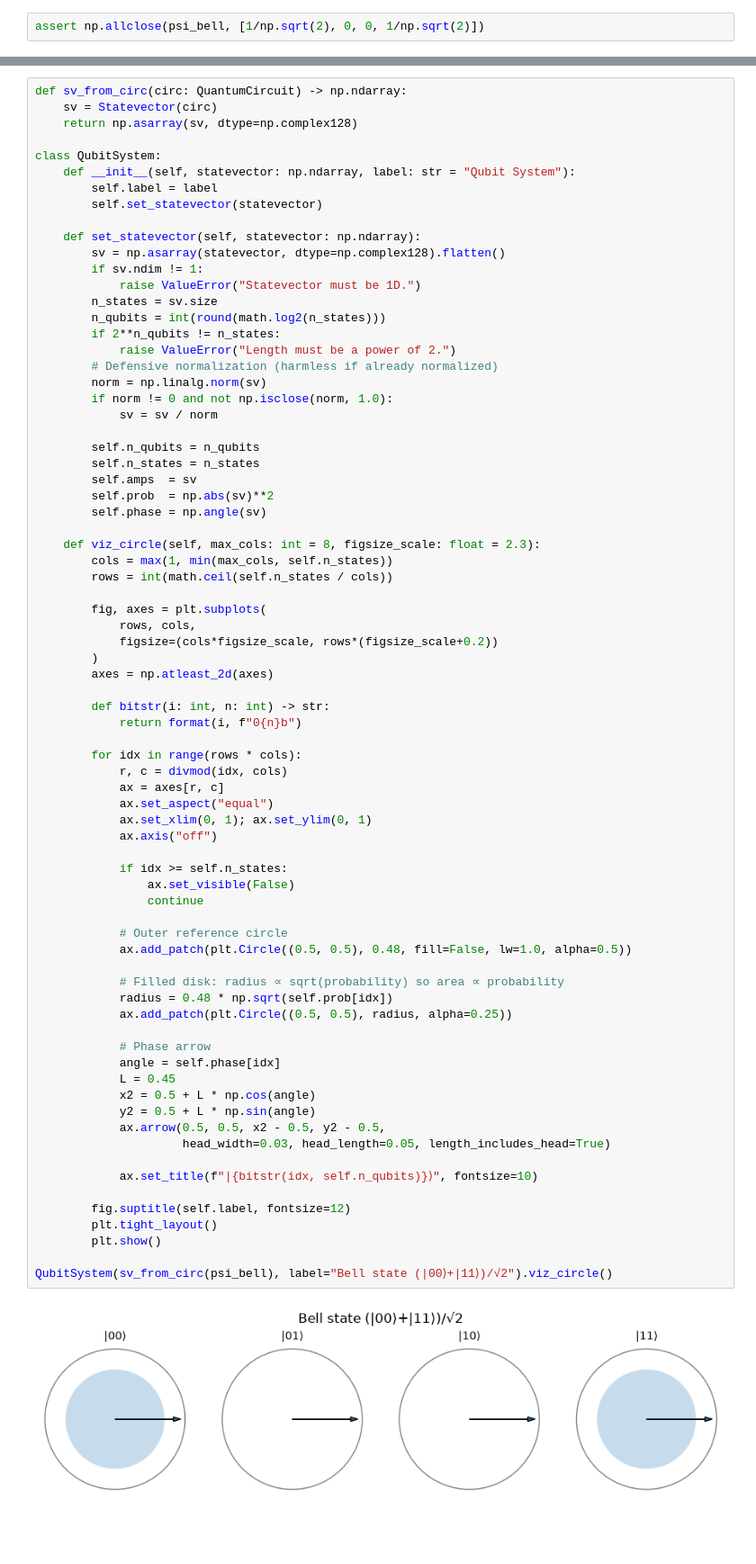
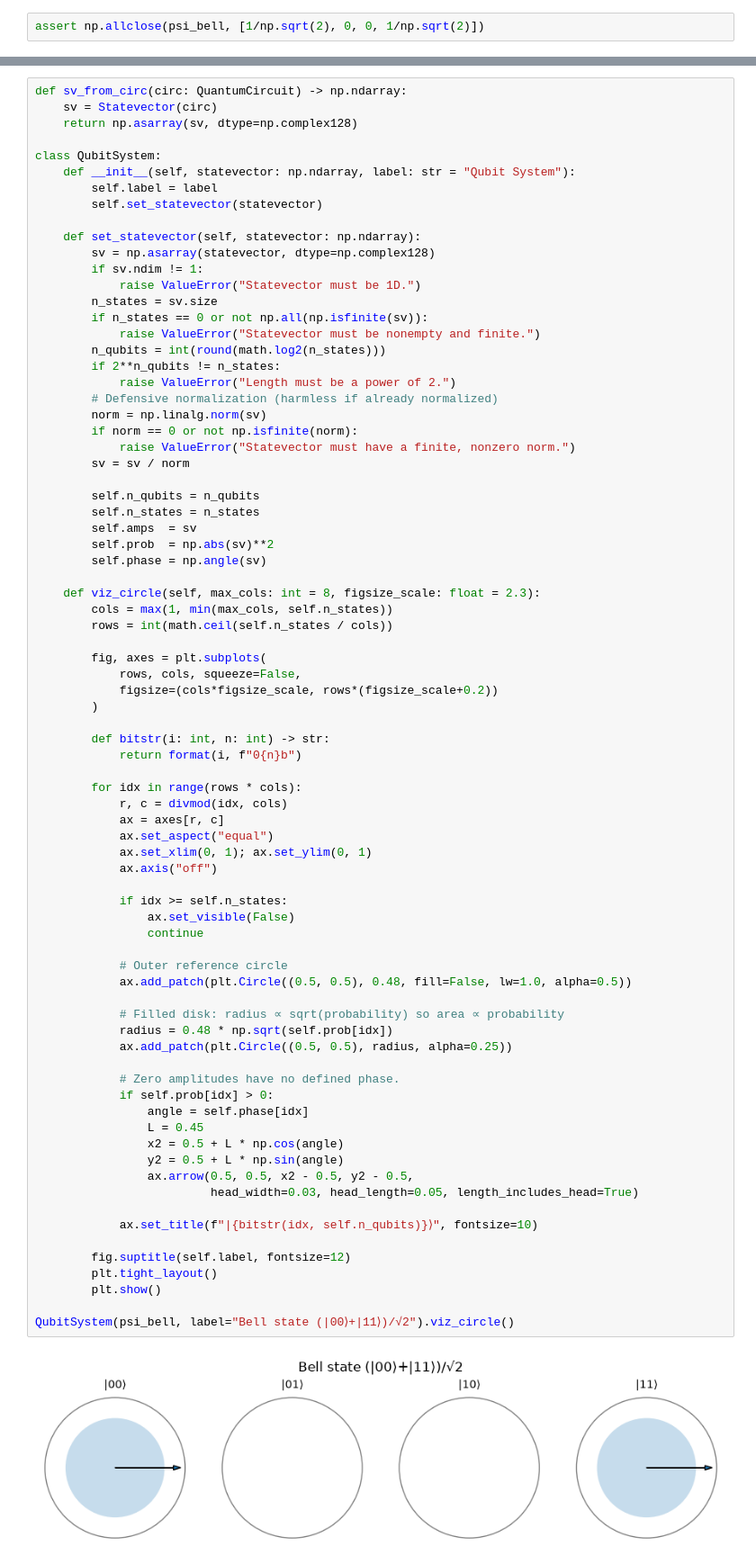
Before and after one commit to SignorB/quantum-assignment, a Jupyter notebook: state_vector_simulator.ipynb, the cells around one changed output, grey strips where cells are left out. Shown at 90% size. Saved outputs shown, nothing was run; the diff lists cells and outputs as text; blank space fills up the shorter version.

```diff
--- a/state_vector_simulator.ipynb
+++ b/state_vector_simulator.ipynb
@@ -161,17 +153,20 @@ class QubitSystem:
         self.set_statevector(statevector)
 
     def set_statevector(self, statevector: np.ndarray):
-        sv = np.asarray(statevector, dtype=np.complex128).flatten()
+        sv = np.asarray(statevector, dtype=np.complex128)
         if sv.ndim != 1:
             raise ValueError("Statevector must be 1D.")
         n_states = sv.size
+        if n_states == 0 or not np.all(np.isfinite(sv)):
+            raise ValueError("Statevector must be nonempty and finite.")
         n_qubits = int(round(math.log2(n_states)))
         if 2**n_qubits != n_states:
             raise ValueError("Length must be a power of 2.")
         # Defensive normalization (harmless if already normalized)
         norm = np.linalg.norm(sv)
-        if norm != 0 and not np.isclose(norm, 1.0):
-            sv = sv / norm
+        if norm == 0 or not np.isfinite(norm):
+            raise ValueError("Statevector must have a finite, nonzero norm.")
+        sv = sv / norm
 
         self.n_qubits = n_qubits
         self.n_states = n_states
@@ -184,47 +179,47 @@ class QubitSystem:
         rows = int(math.ceil(self.n_states / cols))
 
         fig, axes = plt.subplots(
-            rows, cols,
+            rows, cols, squeeze=False,
             figsize=(cols*figsize_scale, rows*(figsize_scale+0.2))
         )
-        axes = np.atleast_2d(axes)
 
         def bitstr(i: int, n: int) -> str:
             return format(i, f"0{n}b")
 
         for idx in range(rows * cols):
             r, c = divmod(idx, cols)
             ax = axes[r, c]
             ax.set_aspect("equal")
             ax.set_xlim(0, 1); ax.set_ylim(0, 1)
             ax.axis("off")
 
             if idx >= self.n_states:
                 ax.set_visible(False)
                 continue
 
             # Outer reference circle
             ax.add_patch(plt.Circle((0.5, 0.5), 0.48, fill=False, lw=1.0, alpha=0.5))
 
             # Filled disk: radius ∝ sqrt(probability) so area ∝ probability
             radius = 0.48 * np.sqrt(self.prob[idx])
             ax.add_patch(plt.Circle((0.5, 0.5), radius, alpha=0.25))
 
-            # Phase arrow
-            angle = self.phase[idx]
-            L = 0.45
-            x2 = 0.5 + L * np.cos(angle)
-            y2 = 0.5 + L * np.sin(angle)
-            ax.arrow(0.5, 0.5, x2 - 0.5, y2 - 0.5,
-                     head_width=0.03, head_length=0.05, length_includes_head=True)
+            # Zero amplitudes have no defined phase.
+            if self.prob[idx] > 0:
+                angle = self.phase[idx]
+                L = 0.45
+                x2 = 0.5 + L * np.cos(angle)
+                y2 = 0.5 + L * np.sin(angle)
+                ax.arrow(0.5, 0.5, x2 - 0.5, y2 - 0.5,
+                         head_width=0.03, head_length=0.05, length_includes_head=True)
 
             ax.set_title(f"|{bitstr(idx, self.n_qubits)}⟩", fontsize=10)
 
         fig.suptitle(self.label, fontsize=12)
         plt.tight_layout()
         plt.show()
 
-QubitSystem(sv_from_circ(psi_bell), label="Bell state (|00⟩+|11⟩)/√2").viz_circle()
+QubitSystem(psi_bell, label="Bell state (|00⟩+|11⟩)/√2").viz_circle()
 # %% [output]
-[figure, old version]
+[figure, new version]
 # %% [markdown]
```
Also changed, not shown: parts of 17 cells of this notebook.
